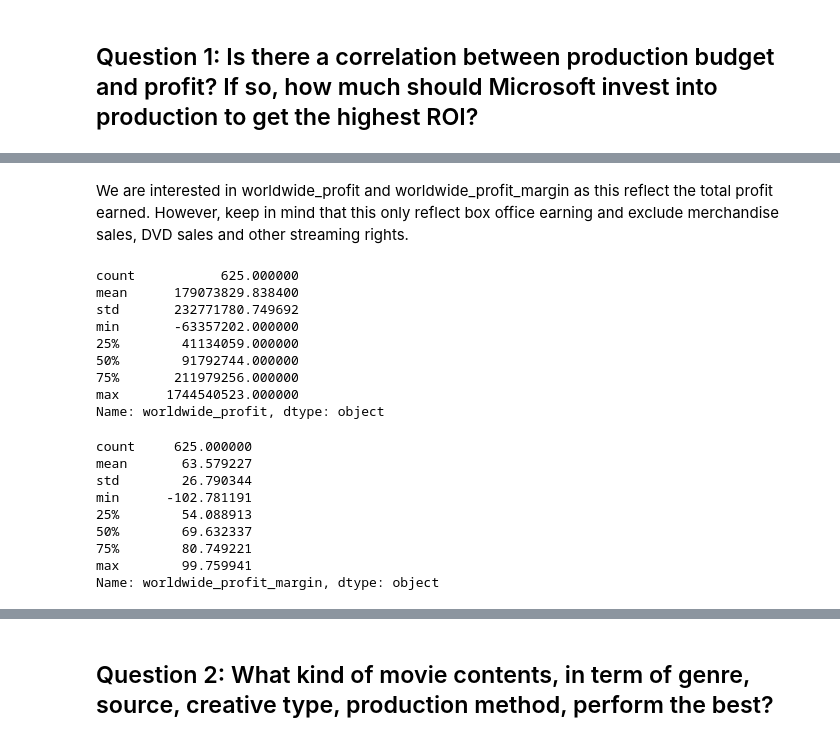
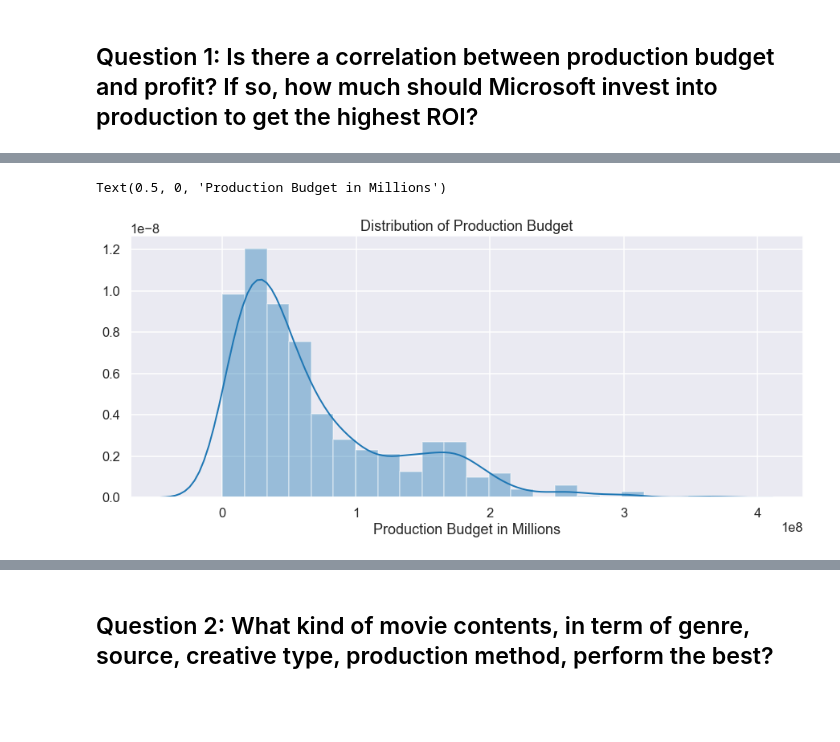
Before and after one commit to baotramduong/Porfolio_Project_The_Movie_Industry, a Jupyter notebook: Part III - Data Analysis & Visualization, Actionable Insight, Conclusion & Future Works.ipynb, the cells around one changed output, grey strips where cells are left out. Drawn from its saved outputs; the diff is of its cells as text; code cells hidden in the pictures; blank space fills up the shorter version.

```diff
--- a/Part III - Data Analysis & Visualization, Actionable Insight, Conclusion & Future Works.ipynb
+++ b/Part III - Data Analysis & Visualization, Actionable Insight, Conclusion & Future Works.ipynb
@@ -90,28 +109,0 @@ sns.distplot(y_values)
-# %% [markdown]
-We are interested in worldwide_profit and worldwide_profit_margin as this reflect the total profit earned. However, keep in mind that this only reflect box office earning and exclude merchandise sales, DVD sales and other streaming rights.
-# %%
-#remove scientific notation
-full_df['worldwide_profit'].describe().apply(lambda x: format(x, 'f'))
-# %% [output]
-count           625.000000
-mean      179073829.838400
-std       232771780.749692
-min       -63357202.000000
-25%        41134059.000000
-50%        91792744.000000
-75%       211979256.000000
-max      1744540523.000000
-Name: worldwide_profit, dtype: object
-# %%
-#remove scientific notation
-full_df['worldwide_profit_margin'].describe().apply(lambda x: format(x, 'f'))
-# %% [output]
-count     625.000000
-mean       63.579227
-std        26.790344
-min      -102.781191
-25%        54.088913
-50%        69.632337
-75%        80.749221
-max        99.759941
-Name: worldwide_profit_margin, dtype: object
@@ -119,0 +110,11 @@ Name: worldwide_profit_margin, dtype: object
+# %%
+#plot
+plt.figure(figsize = (15, 6))
+sns.distplot(full_df['production_budget'])
+
+#set labels
+plt.title('Distribution of Production Budget')
+plt.xlabel('Production Budget in Millions')
+# %% [output]
+Text(0.5, 0, 'Production Budget in Millions')
+[figure, added]
```
Also changed, not shown: parts of 39 cells of this notebook.
